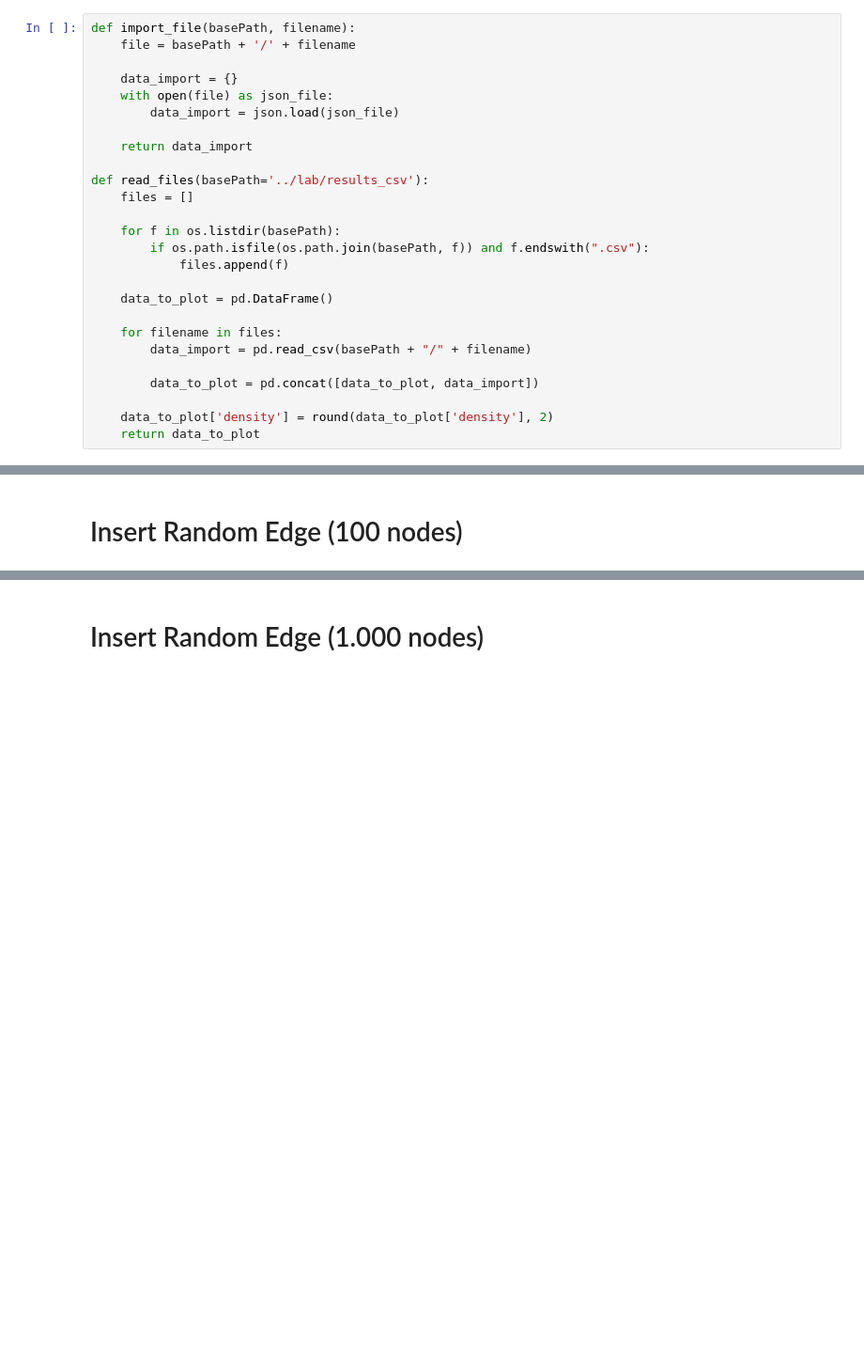
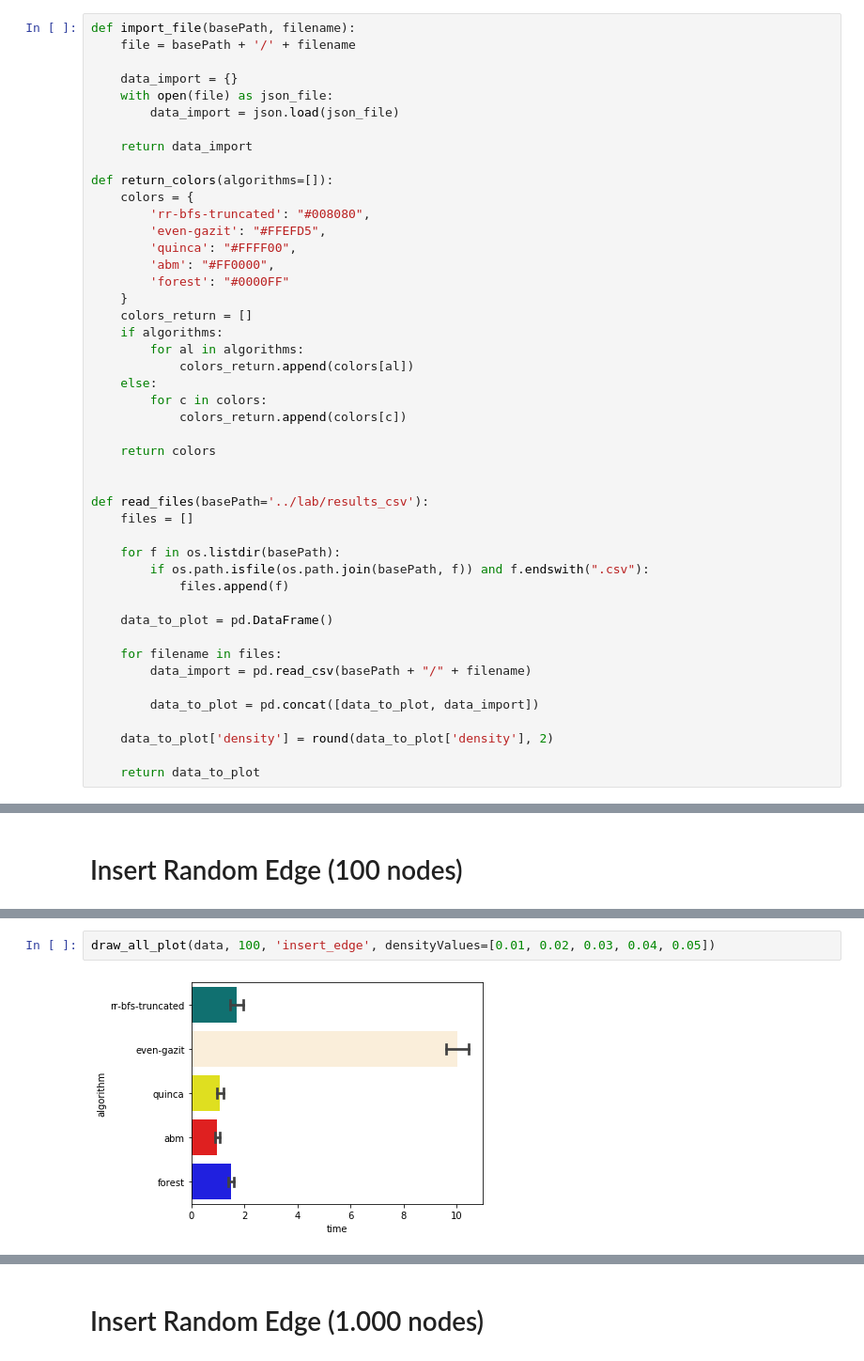
Before and after one commit to arturoverbel/graph_presentation, a Jupyter notebook: notebooks/Results_LAB-Automatic-From_CSV.ipynb, the cells around one changed output, grey strips where cells are left out. Shown: that part at 94% size. Saved outputs shown, nothing was run; the diff lists cells and outputs as text; blank space fills up the shorter version.

```diff
--- a/notebooks/Results_LAB-Automatic-From_CSV.ipynb
+++ b/notebooks/Results_LAB-Automatic-From_CSV.ipynb
@@ -26,6 +26,25 @@ def import_file(basePath, filename):
         data_import = json.load(json_file)
 
     return data_import
+
+def return_colors(algorithms=[]):
+    colors = {
+        'rr-bfs-truncated': "#008080",
+        'even-gazit': "#FFEFD5",
+        'quinca': "#FFFF00",
+        'abm': "#FF0000",
+        'forest': "#0000FF"
+    }
+    colors_return = []
+    if algorithms:
+        for al in algorithms:
+            colors_return.append(colors[al])
+    else:
+        for c in colors:
+            colors_return.append(colors[c])
+
+    return colors
+
 
 def read_files(basePath='../lab/results_csv'):
     files = []
@@ -42,6 +61,7 @@ def read_files(basePath='../lab/results_csv'):
         data_to_plot = pd.concat([data_to_plot, data_import])
 
     data_to_plot['density'] = round(data_to_plot['density'], 2)
+
     return data_to_plot
 # %% [markdown]
 ## Definir script para gráficas
@@ -102,0 +179,4 @@ draw_all_plot(data, 100, 'insert_edge')
+# %%
+draw_all_plot(data, 100, 'insert_edge', densityValues=[0.01, 0.02, 0.03, 0.04, 0.05])
+# %% [output]
+[figure, added]
```
Also changed, not shown: parts of 61 cells of this notebook, 12 other files.
